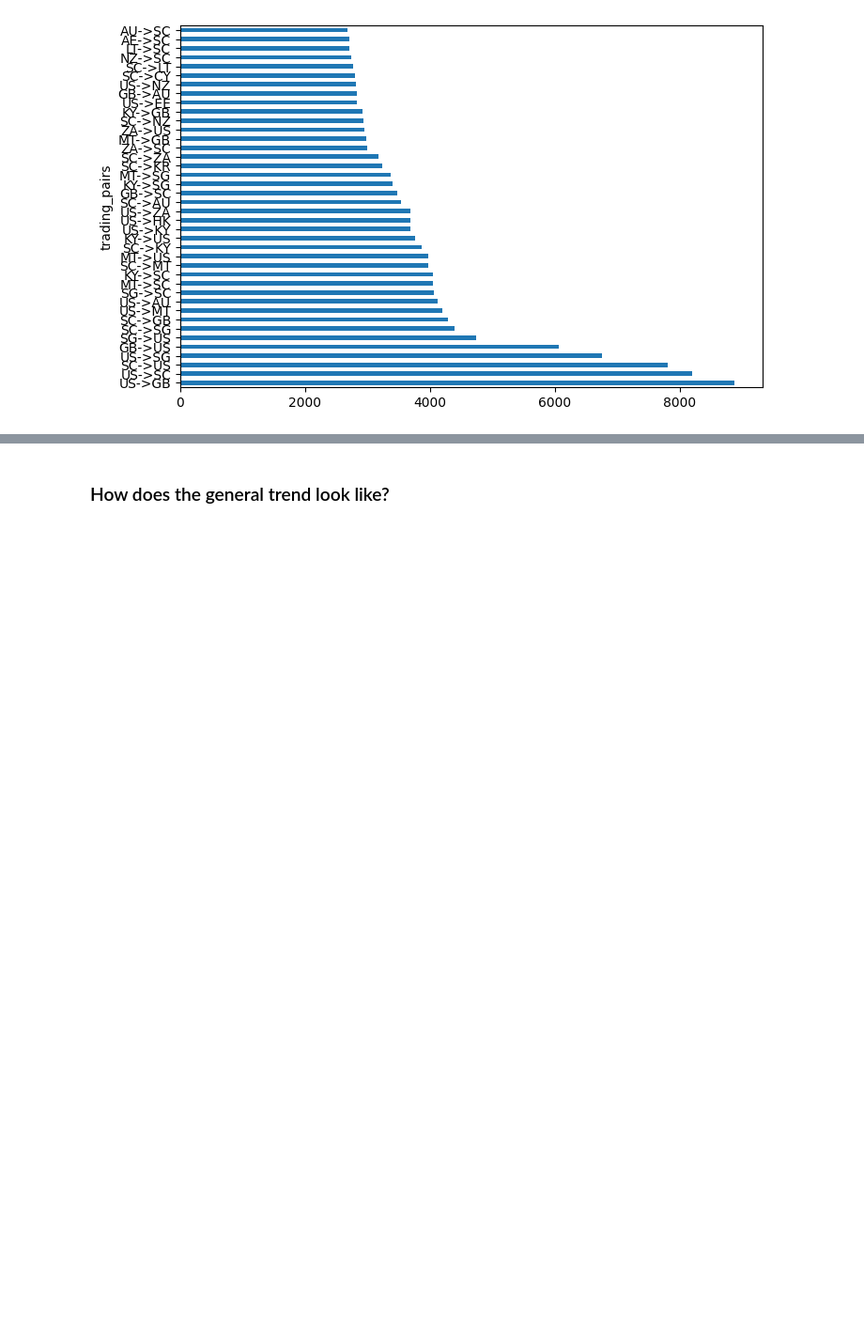
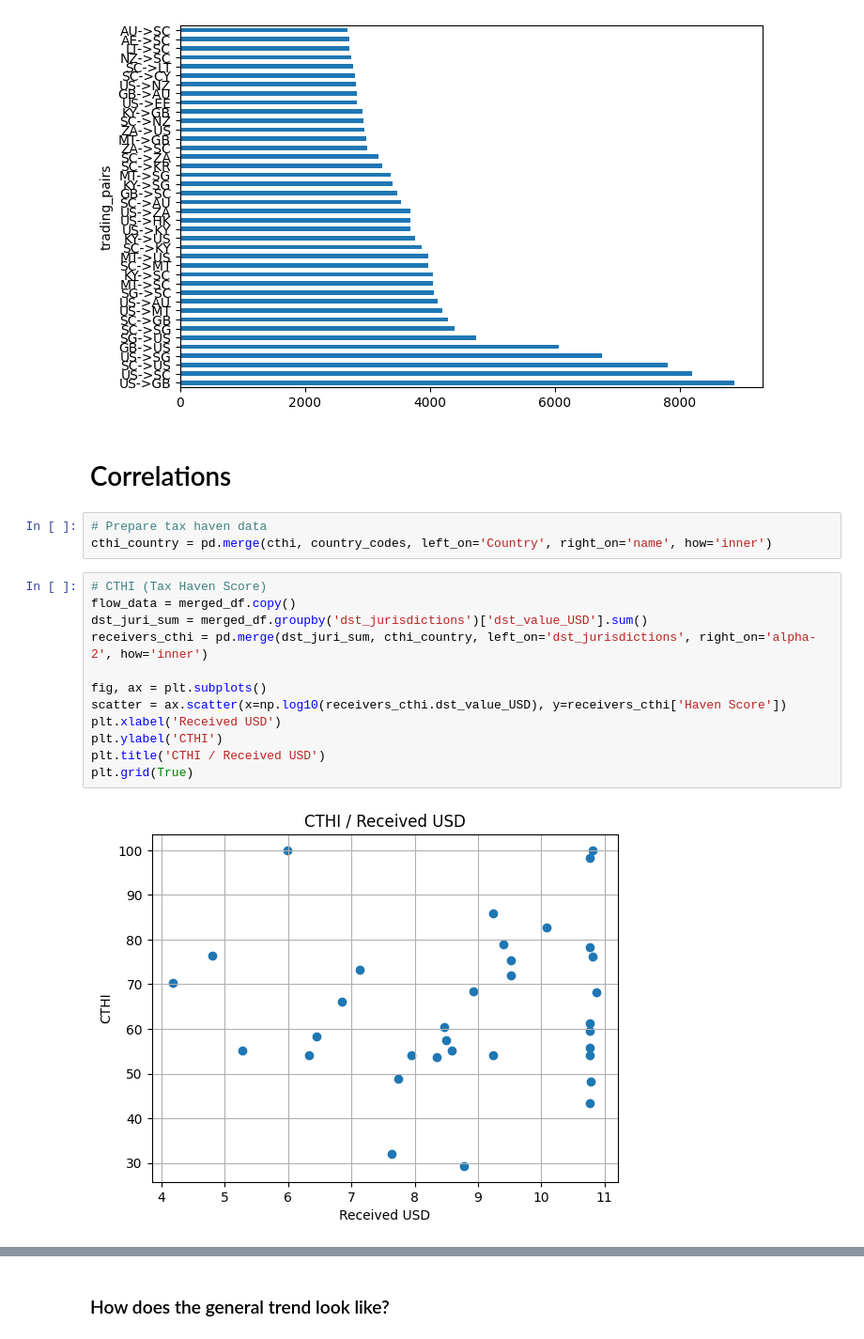
Before and after one commit to FlowDrucka64/MoneyFlow, a Jupyter notebook: data_exploration.ipynb, the cells around one changed output, grey strips where cells are left out. Shown at 94% size. Saved outputs shown, nothing was run; the diff lists cells and outputs as text; blank space fills up the shorter version.

Commit message:
Add correlation scatterplots

```diff
--- a/data_exploration.ipynb
+++ b/data_exploration.ipynb
@@ -464,3 +463,22 @@ merged_df.trading_pairs.value_counts().head(40).plot.barh(figsize=(8, 5))
 # %% [output]
 <Axes: ylabel='trading_pairs'>
 [figure]
+# %% [markdown]
+# Correlations
+# %%
+# Prepare tax haven data
+cthi_country = pd.merge(cthi, country_codes, left_on='Country', right_on='name', how='inner')
+# %%
+# CTHI (Tax Haven Score)
+flow_data = merged_df.copy()
+dst_juri_sum = merged_df.groupby('dst_jurisdictions')['dst_value_USD'].sum()
+receivers_cthi = pd.merge(dst_juri_sum, cthi_country, left_on='dst_jurisdictions', right_on='alpha-2', how='inner')
+
+fig, ax = plt.subplots()
+scatter = ax.scatter(x=np.log10(receivers_cthi.dst_value_USD), y=receivers_cthi['Haven Score'])
+plt.xlabel('Received USD')
+plt.ylabel('CTHI')
+plt.title('CTHI / Received USD')
+plt.grid(True)
+# %% [output]
+[figure, added]
```
Also changed, not shown: parts of 9 cells of this notebook.
